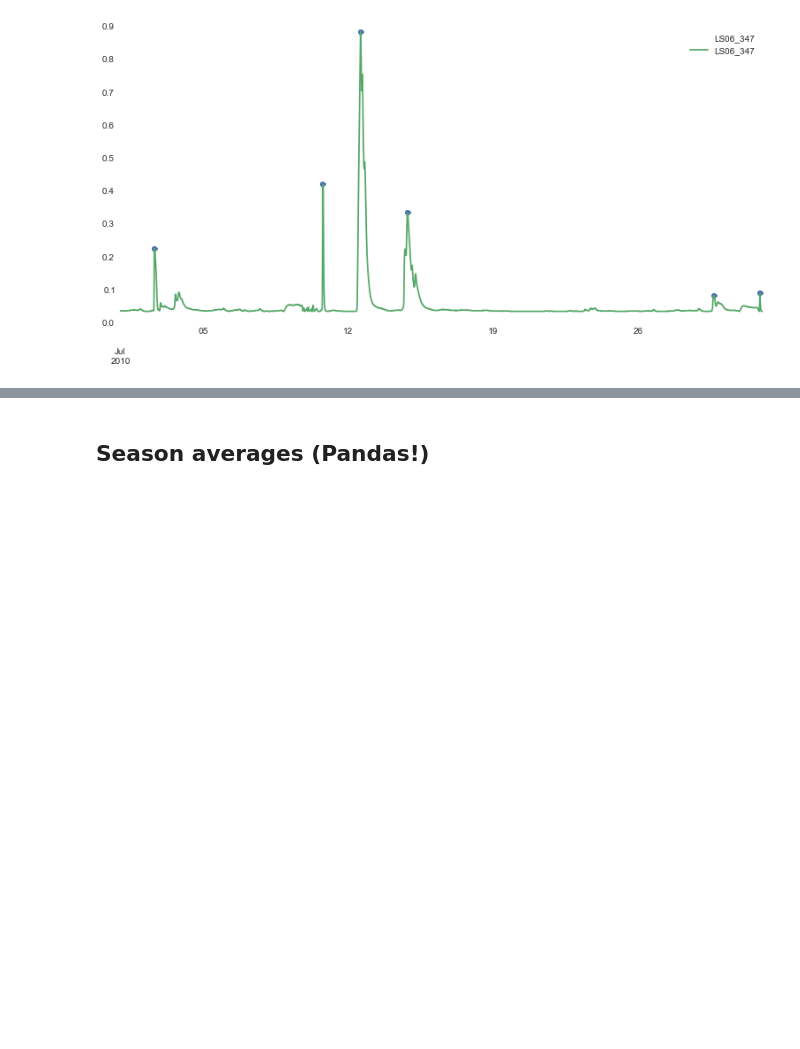
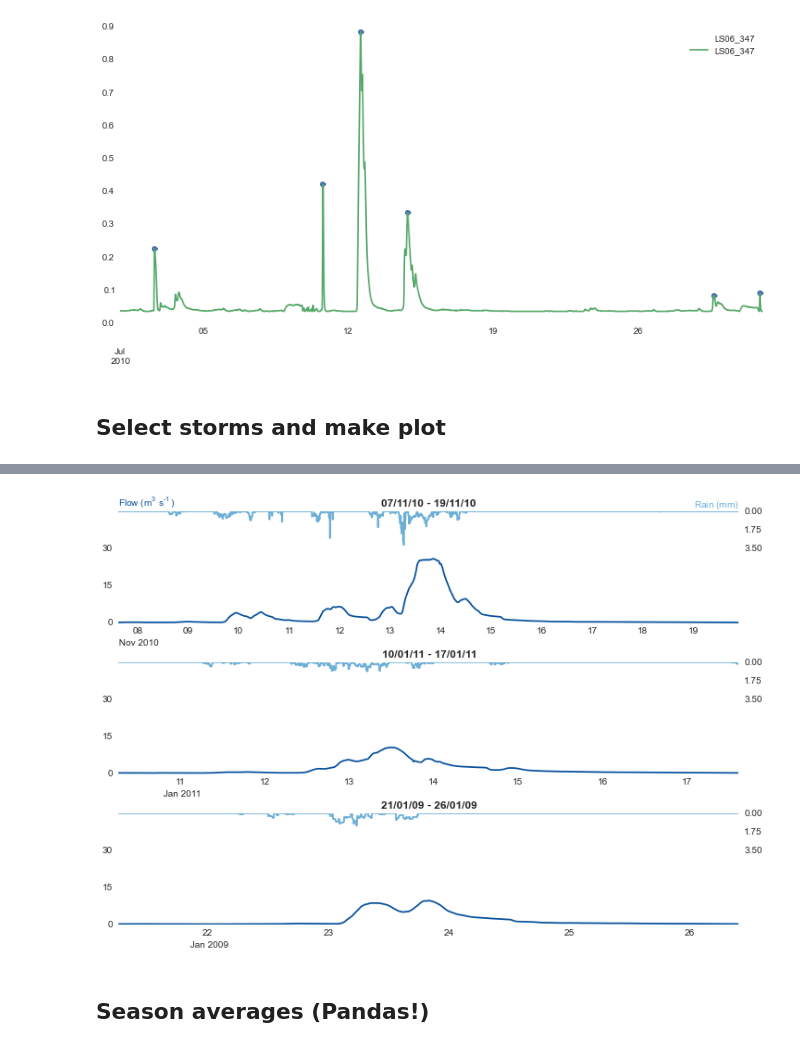
Before and after one commit to stijnvanhoey/hydropy, a Jupyter notebook: hydropy_tutorial.ipynb, the cells around one changed output, grey strips where cells are left out. Cells and saved outputs as stored; diff of their text form; code cells hidden in the pictures; blank space fills up the shorter version.

Commit message:
storms addd in tutorial

```diff
--- a/hydropy_tutorial.ipynb
+++ b/hydropy_tutorial.ipynb
@@ -78,3 +71,11 @@ myflowserie['LS06_347'].get_year('2010').get_month("Jul").plot(ax=ax)
 # %% [output]
 <matplotlib.axes._subplots.AxesSubplot at 0x...>
 [figure]
+# %% [markdown]
+## Select storms and make plot
+# %%
+storms = myflowserie.derive_storms(raindata['P06_014'], 'LS06_347',
+                                   number_of_storms=3, drywindow=96,
+                                   makeplot=True)
+storms
+# %% [output]
@@ -81,3 +88,4 @@ myflowserie['LS06_347'].get_year('2010').get_month("Jul").plot(ax=ax)
+[figure, added]
 # %% [markdown]
 ## Season averages (Pandas!)
 # %%
```
Also changed, not shown: parts of 4 cells of this notebook, 2 other files.
